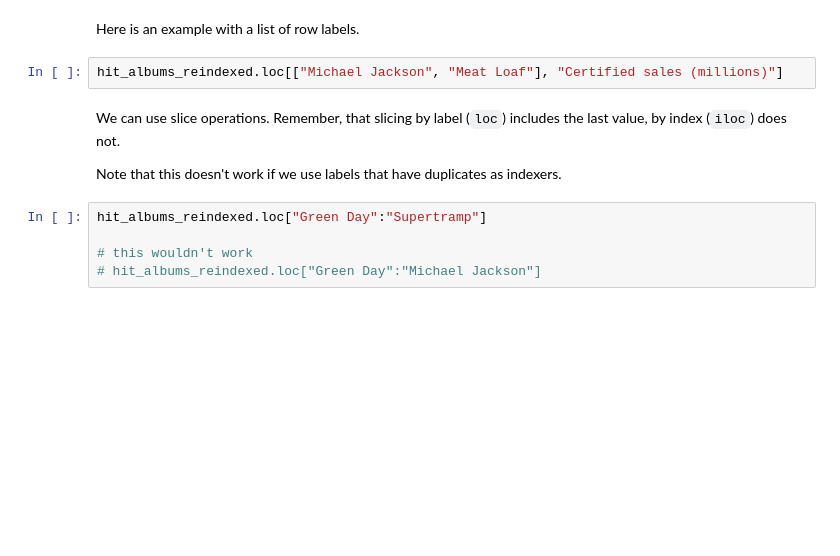
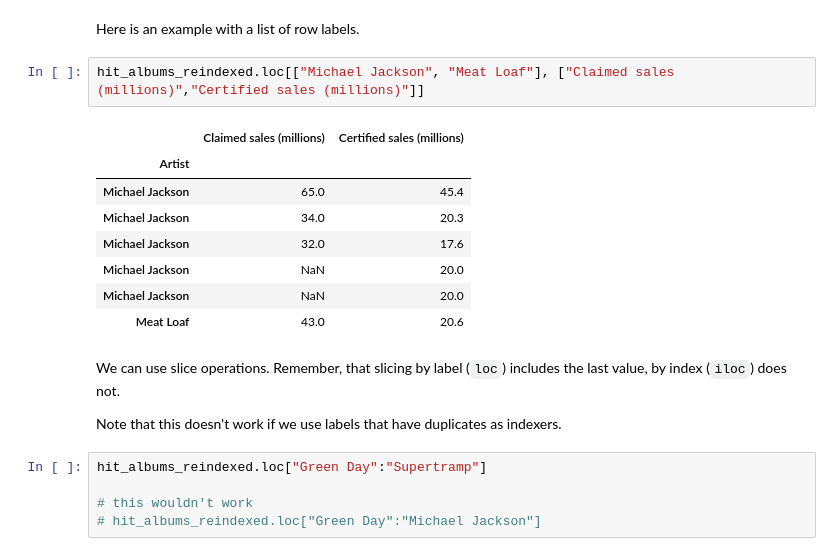
Before and after one commit to noah18c/Data_analysis, a Jupyter notebook: clinic_1/pandas-tutorial/clinic1-inclass.ipynb, the cells around one changed output. Cells and saved outputs as stored; diff of their text form; blank space fills up the shorter version.

```diff
--- a/clinic_1/pandas-tutorial/clinic1-inclass.ipynb
+++ b/clinic_1/pandas-tutorial/clinic1-inclass.ipynb
@@ -663,7 +1203,16 @@ hit_albums_reindexed.loc["Michael Jackson", "Certified sales (millions)"]
 # %% [markdown]
 Here is an example with a list of row labels.
 # %%
-hit_albums_reindexed.loc[["Michael Jackson", "Meat Loaf"], "Certified sales (millions)"]
+hit_albums_reindexed.loc[["Michael Jackson", "Meat Loaf"], ["Claimed sales (millions)","Certified sales (millions)"]]
+# %% [output]
+|  | Claimed sales (millions) | Certified sales (millions) |
+| Artist |  |  |
+| Michael Jackson | 65.0 | 45.4 |
+| Michael Jackson | 34.0 | 20.3 |
+| Michael Jackson | 32.0 | 17.6 |
+| Michael Jackson | NaN | 20.0 |
+| Michael Jackson | NaN | 20.0 |
+| Meat Loaf | 43.0 | 20.6 |
 # %% [markdown]
 We can use slice operations. Remember, that slicing by label (`loc`) includes the last value, by index (`iloc`) does not.
 
```
Also changed, not shown: parts of 115 cells of this notebook, 5 other files.
